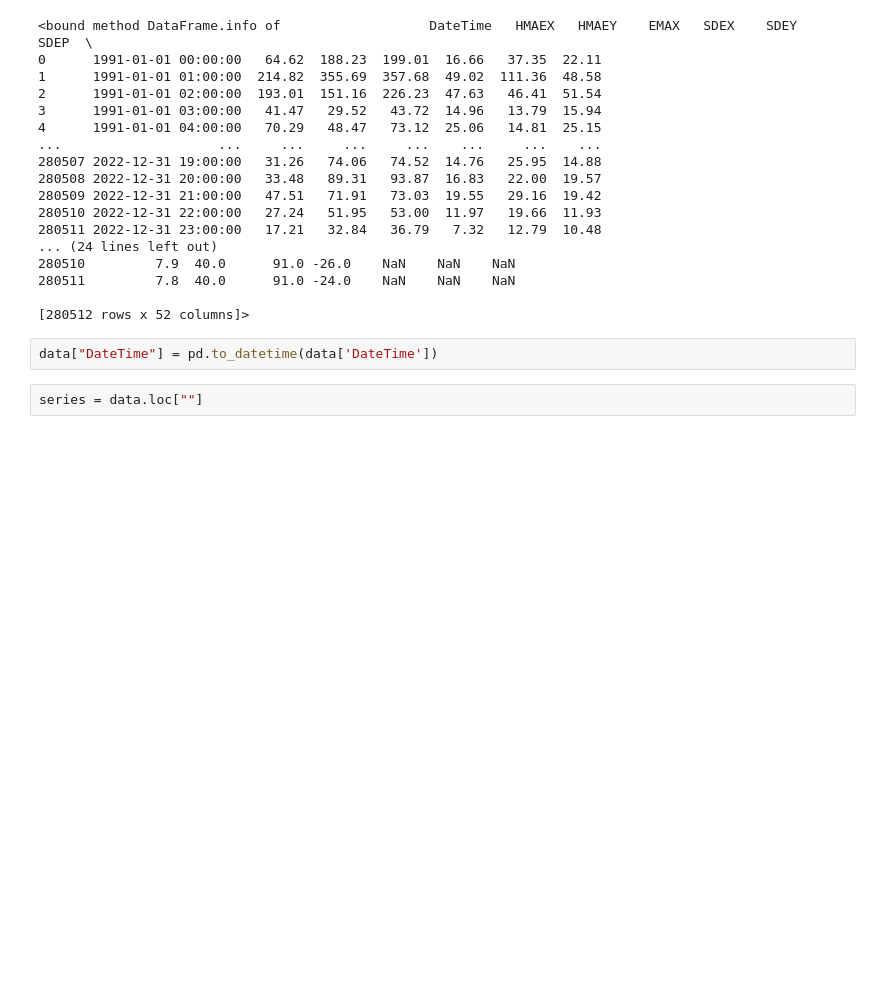
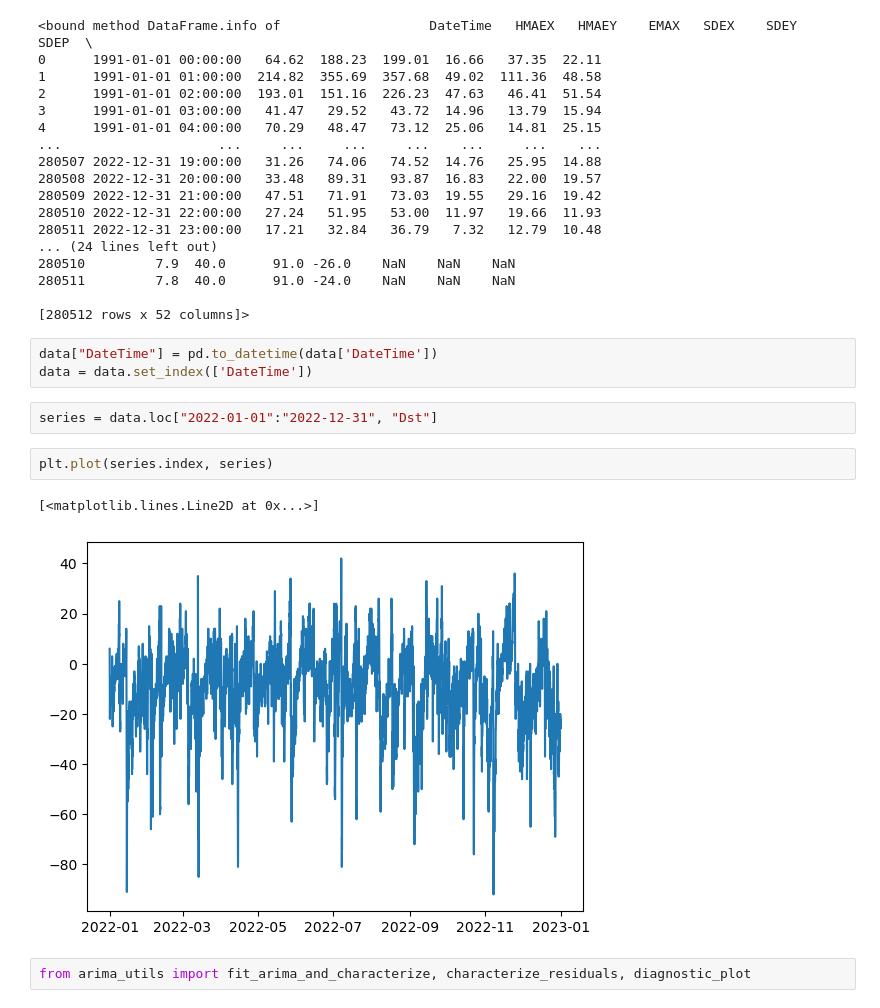
Before and after one commit to kylermurphy/ml_fw, a Jupyter notebook: notebooks/Space_Weather_Workbook.ipynb, the cells around one changed output. Drawn from its saved outputs; the diff is of its cells as text; blank space fills up the shorter version.

```diff
--- a/notebooks/Space_Weather_Workbook.ipynb
+++ b/notebooks/Space_Weather_Workbook.ipynb
@@ -1415,5 +1419,13 @@ data.info
 [280512 rows x 52 columns]>
 # %%
 data["DateTime"] = pd.to_datetime(data['DateTime'])
+data = data.set_index(['DateTime'])
 # %%
-series = data.loc[""]
+series = data.loc["2022-01-01":"2022-12-31", "Dst"]
+# %%
+plt.plot(series.index, series)
+# %% [output]
+[<matplotlib.lines.Line2D at 0x...>]
+[figure, added]
+# %%
+from arima_utils import fit_arima_and_characterize, characterize_residuals, diagnostic_plot
```
Also changed, not shown: parts of 15 cells of this notebook, 2 other files.
